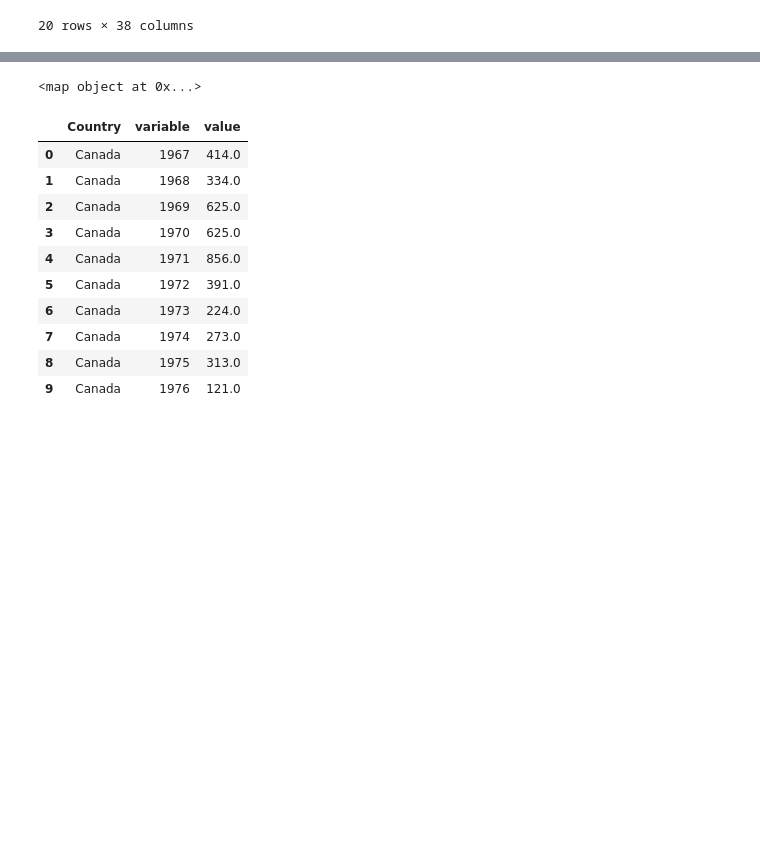
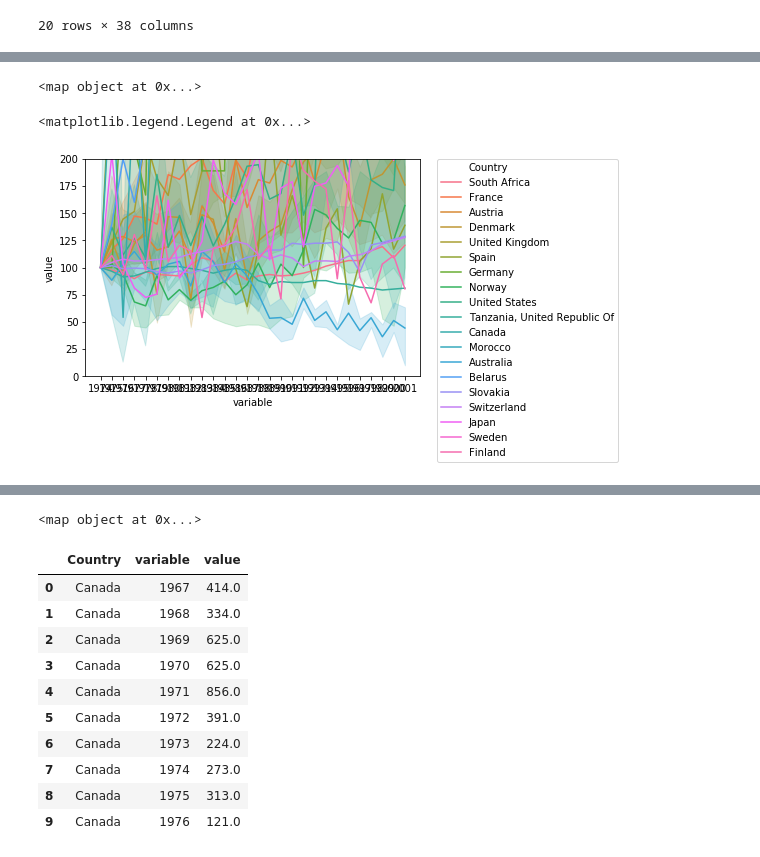
Before and after one commit to Sam-Marshall/ecosystems_energy, a Jupyter notebook: BaseCode/Biodiversityanalysis.ipynb, the cells around one changed output, grey strips where cells are left out. Saved outputs shown, nothing was run; the diff lists cells and outputs as text; code cells hidden in the pictures; blank space fills up the shorter version.

```diff
--- a/BaseCode/Biodiversityanalysis.ipynb
+++ b/BaseCode/Biodiversityanalysis.ipynb
@@ -98,0 +157,4 @@ bio4.head(20)
+# %%
+#do not re-run
+bio4['1974']=bio4['1974']/bio4['1974']*100
+bio4.head()
@@ -98,0 +169,17 @@ bio4.head(20)
+# %%
+#melt data
+c = np.arange(1974,2002,1)
+c = c.tolist()
+c = map(str,c)
+print(c)
+
+bio5melt = pd.melt(bio4, id_vars='Country', value_vars=c)
+bio5melt.head(10)
+
+sns.lineplot(x='variable', y='value', data=bio5melt, hue='Country')
+plt.ylim(0,200)
+plt.legend(bbox_to_anchor=(1.05, 1), loc=2, borderaxespad=0.)
+# %% [output]
+<map object at 0x...>
+<matplotlib.legend.Legend at 0x...>
+[figure, added]
```
Also changed, not shown: parts of 7 cells of this notebook.
